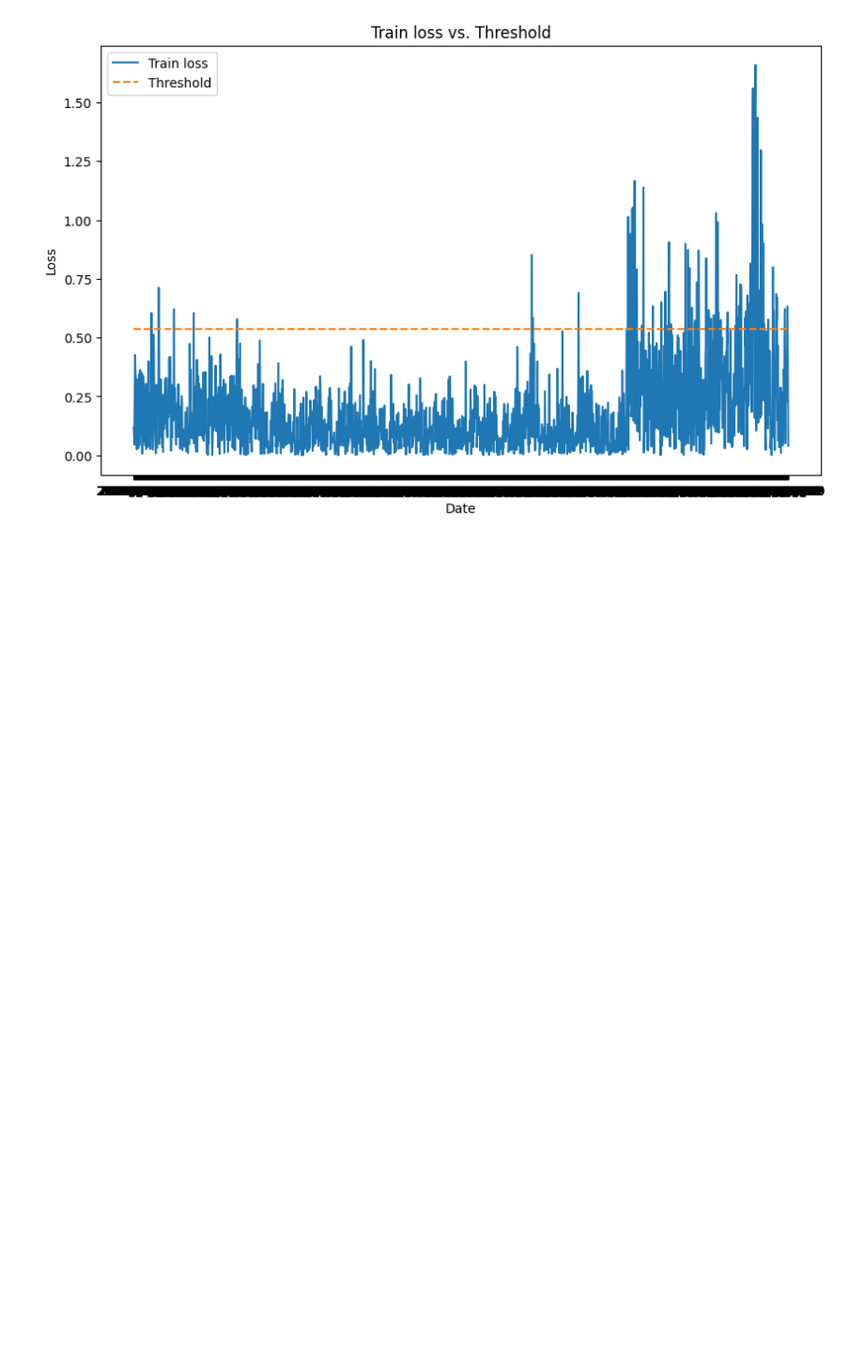
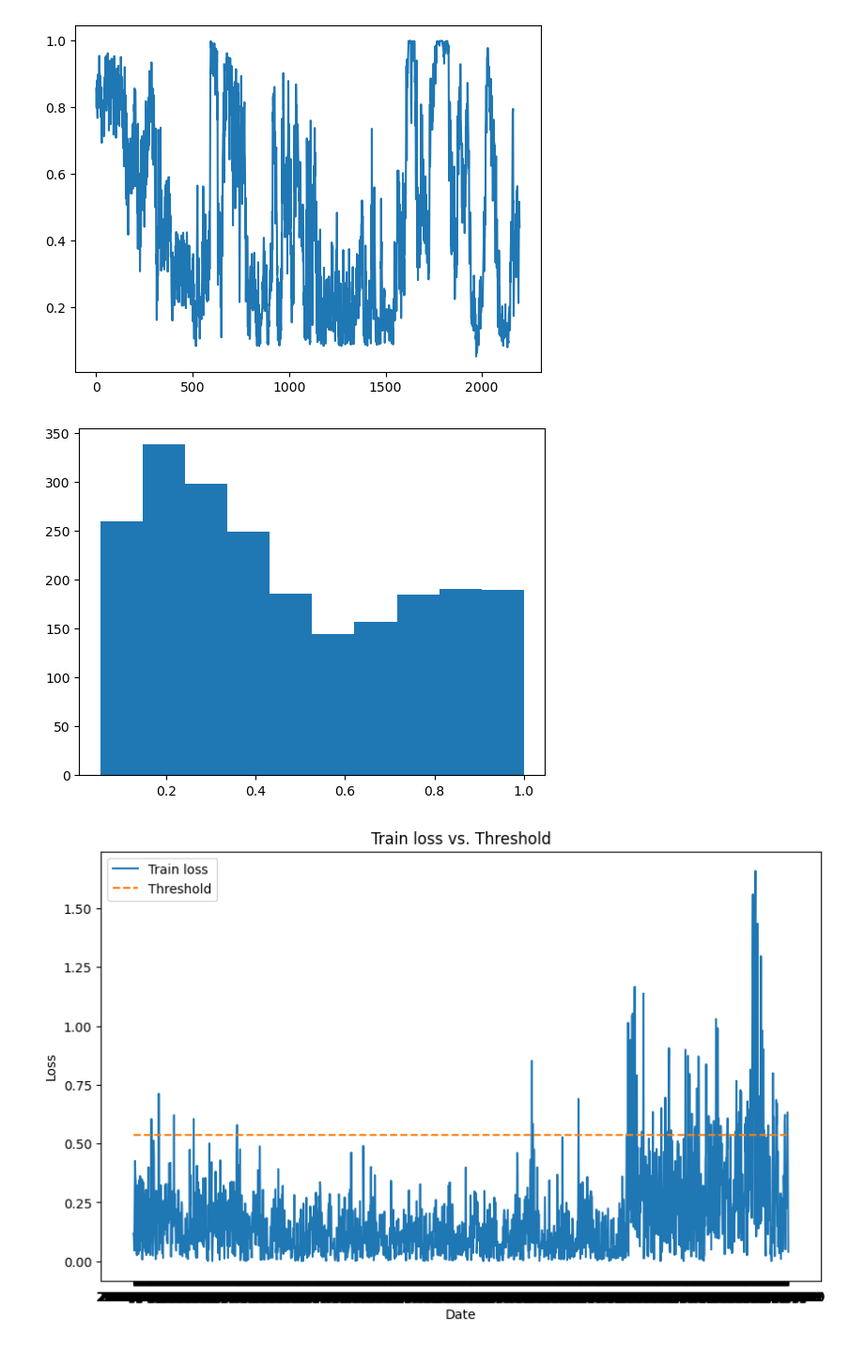
Before and after one commit to HerronYang/BBG_Capstone, a Jupyter notebook: LSTM/display.ipynb, the cells around one changed output. Shown at 94% size. Drawn from its saved outputs; the diff is of its cells as text; code cells hidden in the pictures; blank space fills up the shorter version.

```diff
--- a/LSTM/display.ipynb
+++ b/LSTM/display.ipynb
@@ -27,0 +6,7 @@ model.load_state_dict(state_dict)
+# %%
+tic = 'ARL'
+# Load the full original dataset to retrieve dates
+original_data = pd.read_csv('train_data_0_20.csv', low_memory=False)
+
+ARL = pd.read_csv('results/result_ARL.csv')
+ARL
@@ -28,3 +27,11 @@ model.load_state_dict(state_dict)
+# %%
+plt.plot(ARL['anomaly'])
+plt.show()
+plt.hist(ARL['anomaly'])
+plt.show()
+# %% [output]
+[figure, added]
+[figure, added]
 # %%
 # Train data predictions and anomaly detection
 with torch.no_grad():
```
Also changed, not shown: parts of 4 cells of this notebook, 20 other files.
